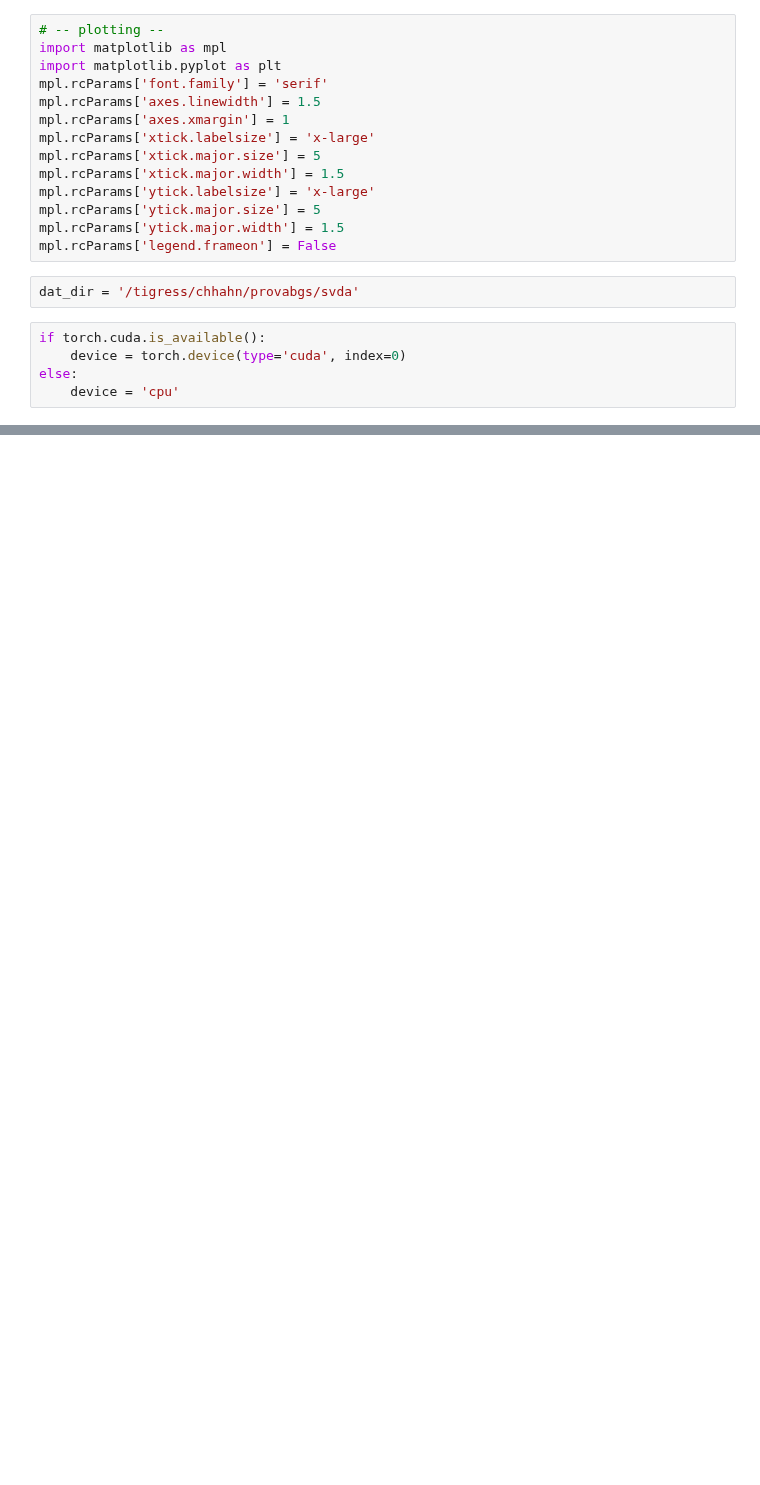
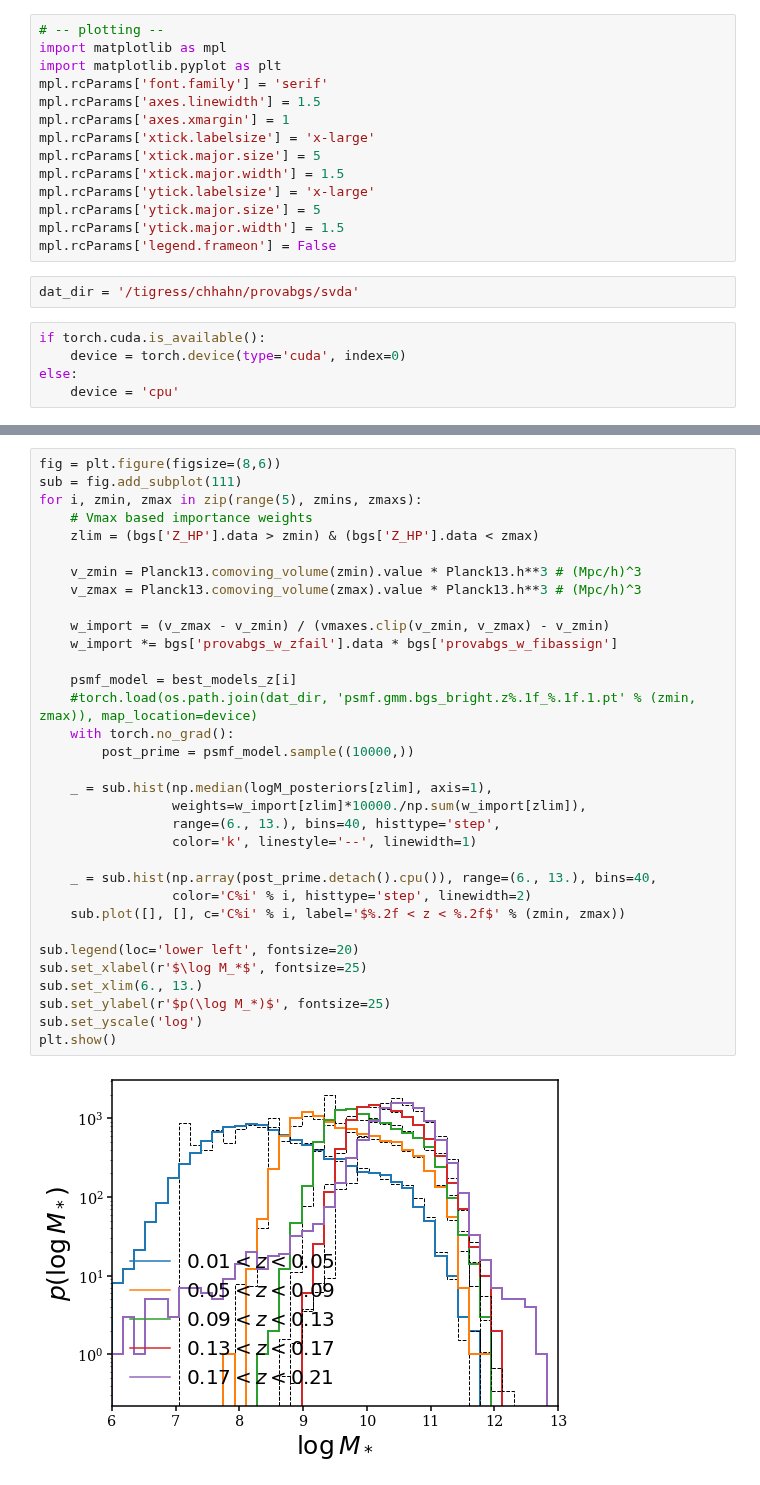
Before and after one commit to changhoonhahn/provabgs, a Jupyter notebook: svda/nb/smf.ipynb, the cells around one changed output, grey strips where cells are left out. Saved outputs shown, nothing was run; the diff lists cells and outputs as text; blank space fills up the shorter version.

```diff
--- a/svda/nb/smf.ipynb
+++ b/svda/nb/smf.ipynb
@@ -294,0 +321,35 @@ sub.set_ylim(1e-7, None)
+# %%
+fig = plt.figure(figsize=(8,6))
+sub = fig.add_subplot(111)
+for i, zmin, zmax in zip(range(5), zmins, zmaxs):
+    # Vmax based importance weights
+    zlim = (bgs['Z_HP'].data > zmin) & (bgs['Z_HP'].data < zmax)
+
+    v_zmin = Planck13.comoving_volume(zmin).value * Planck13.h**3 # (Mpc/h)^3
+    v_zmax = Planck13.comoving_volume(zmax).value * Planck13.h**3 # (Mpc/h)^3
+
+    w_import = (v_zmax - v_zmin) / (vmaxes.clip(v_zmin, v_zmax) - v_zmin)
+    w_import *= bgs['provabgs_w_zfail'].data * bgs['provabgs_w_fibassign']
+
+    psmf_model = best_models_z[i]
+    #torch.load(os.path.join(dat_dir, 'psmf.gmm.bgs_bright.z%.1f_%.1f.1.pt' % (zmin, zmax)), map_location=device)
+    with torch.no_grad():
+        post_prime = psmf_model.sample((10000,))
+
+    _ = sub.hist(np.median(logM_posteriors[zlim], axis=1),
+                 weights=w_import[zlim]*10000./np.sum(w_import[zlim]),
+                 range=(6., 13.), bins=40, histtype='step',
+                 color='k', linestyle='--', linewidth=1)
+
+    _ = sub.hist(np.array(post_prime.detach().cpu()), range=(6., 13.), bins=40,
+                 color='C%i' % i, histtype='step', linewidth=2)
+    sub.plot([], [], c='C%i' % i, label='$%.2f < z < %.2f$' % (zmin, zmax))
+
+sub.legend(loc='lower left', fontsize=20)
+sub.set_xlabel(r'$\log M_*$', fontsize=25)
+sub.set_xlim(6., 13.)
+sub.set_ylabel(r'$p(\log M_*)$', fontsize=25)
+sub.set_yscale('log')
+plt.show()
+# %% [output]
+[figure, added]
```
Also changed, not shown: parts of 44 cells of this notebook.
